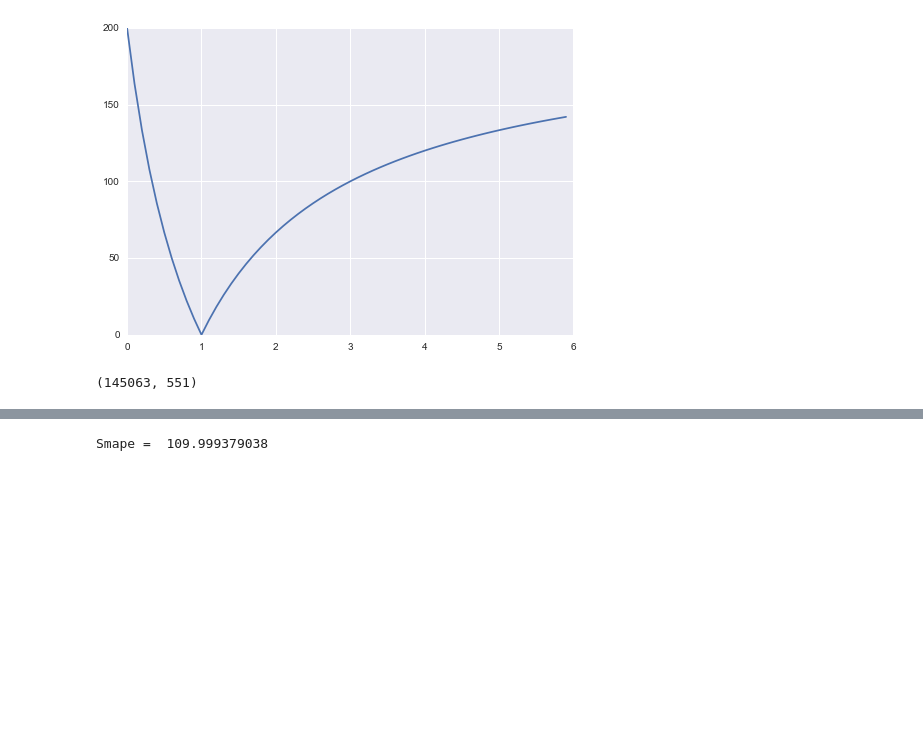
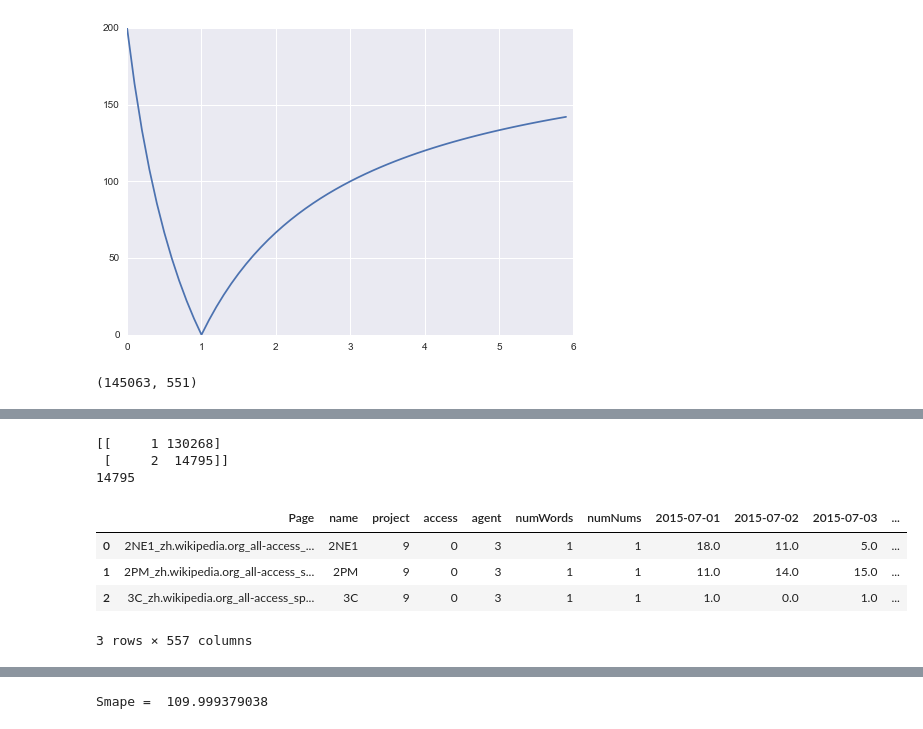
Before and after one commit to MatthewMcGonagle/KaggleWikiTraffic, a Jupyter notebook: CleanYTrain.ipynb, the cells around one changed output, grey strips where cells are left out. Cells and saved outputs as stored; diff of their text form; code cells hidden in the pictures; blank space fills up the shorter version.

```diff
--- a/CleanYTrain.ipynb
+++ b/CleanYTrain.ipynb
@@ -41,3 +104,28 @@ all_df.fillna(0, inplace = True)
+# %%
+numNums = []
+
+for name in all_df['name']:
+    num = len(re.split(r'\d', name))
+    numNums.append(num)
+
+numNums = np.array(numNums)
+numNums[numNums > 1] = 2
+vals, counts = np.unique(numNums, return_counts = True)
+print(np.vstack((vals,counts)).T)
+print(counts[1:].sum())
+
+all_df.insert(6, 'numNums', numWords)
+
+all_df[:3]
+# %% [output]
+[[     1 130268]
+ [     2  14795]]
+14795
+|  | Page | name | project | access | agent | numWords | numNums | 2015-07-01 | 2015-07-02 | 2015-07-03 | ... |
+| 0 | 2NE1_zh.wikipedia.org_all-access_... | 2NE1 | 9 | 0 | 3 | 1 | 1 | 18.0 | 11.0 | 5.0 | ... |
+| 1 | 2PM_zh.wikipedia.org_all-access_s... | 2PM | 9 | 0 | 3 | 1 | 1 | 11.0 | 14.0 | 15.0 | ... |
+| 2 | 3C_zh.wikipedia.org_all-access_sp... | 3C | 9 | 0 | 3 | 1 | 1 | 1.0 | 0.0 | 1.0 | ... |
+3 rows × 557 columns
 # %%
 futureT = 64
 
```
Also changed, not shown: parts of 9 cells of this notebook, 1 other file.
